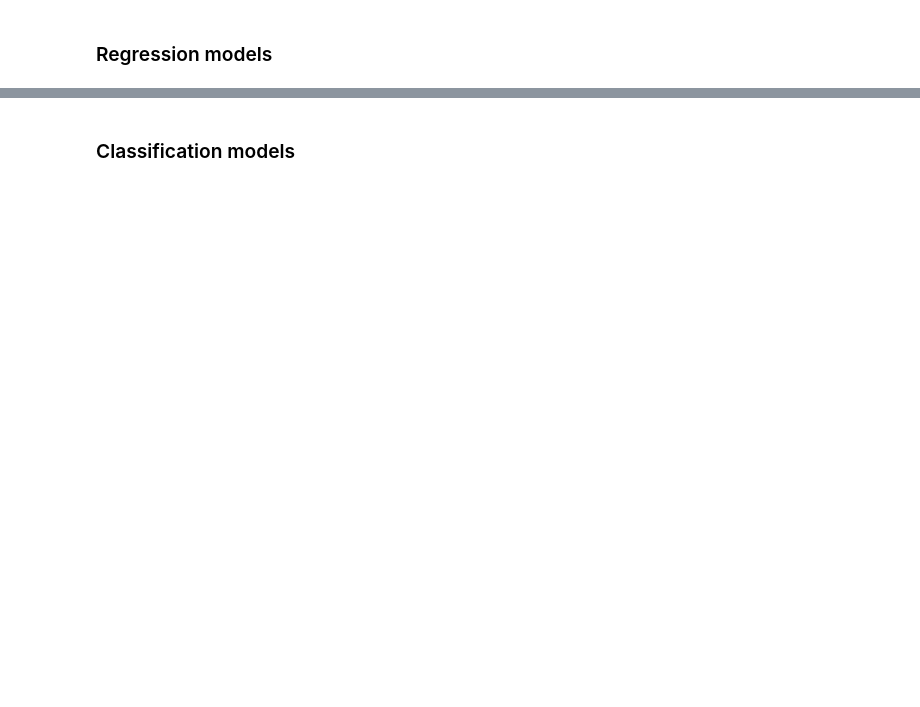
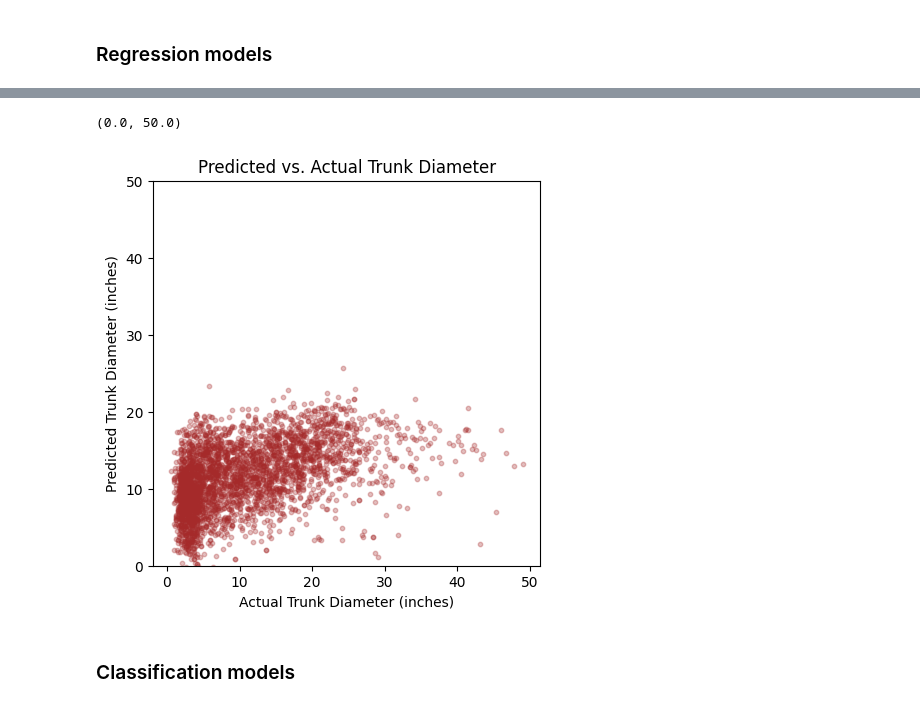
Before and after one commit to ESiler/remote_tree_ID, a Jupyter notebook: 06_single_tree_models.ipynb, the cells around one changed output, grey strips where cells are left out. Cells and saved outputs as stored; diff of their text form; code cells hidden in the pictures; blank space fills up the shorter version.

```diff
--- a/06_single_tree_models.ipynb
+++ b/06_single_tree_models.ipynb
@@ -183,2 +120,18 @@ Random Forest - Mean Squared Error: 57.8000, R-squared: 0.1498
+# %%
+# Show (lack of) DHB correlation
+X_train, X_val, y_train, y_val = single_tree_tts(y_metric='DBH')
+m = LinearRegression()
+m.fit(X_train, y_train)
+y_pred = m.predict(X_val)
+
+plt.figure(figsize=(5, 5))
+plt.scatter(y_val, y_pred, s=10, alpha=0.3, color='brown')
+plt.title('Predicted vs. Actual Trunk Diameter')
+plt.xlabel('Actual Trunk Diameter (inches)')
+plt.ylabel('Predicted Trunk Diameter (inches)')
+plt.ylim(0,50)
+# %% [output]
+(0.0, 50.0)
+[figure, added]
 # %% [markdown]
 ### Classification models
```
Also changed, not shown: parts of 32 cells of this notebook, 3 other files.
